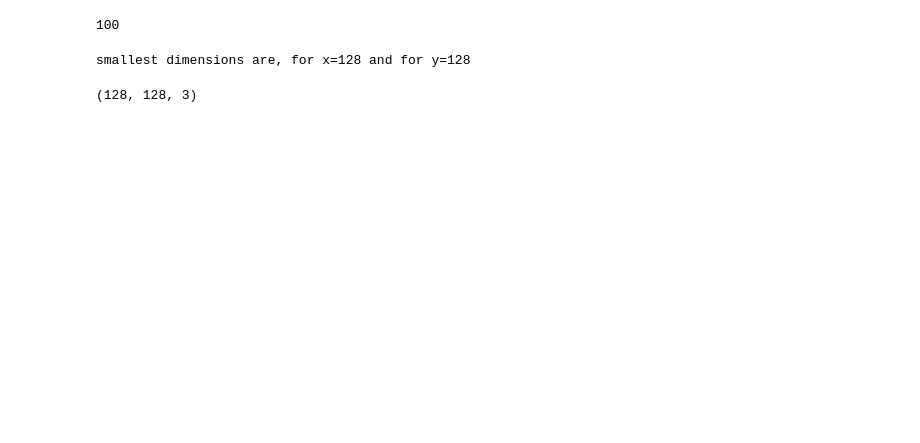
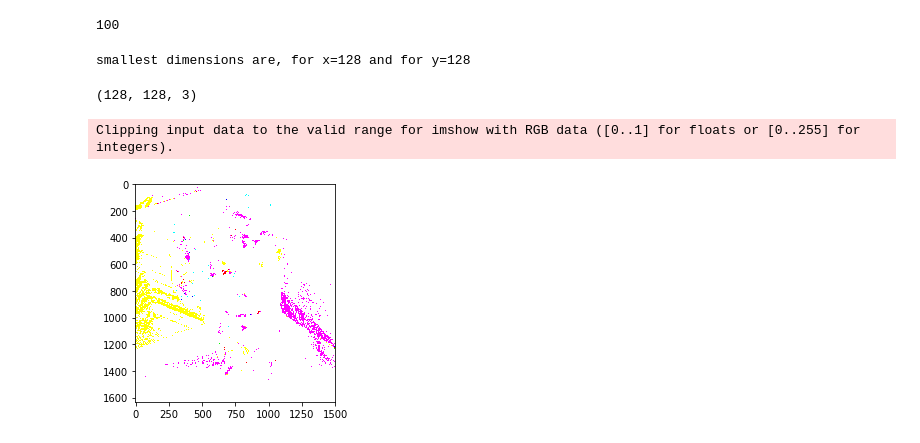
Before and after one commit to dsp-uga/hall-p2, a Jupyter notebook: notebooks/Datapreprocessing.ipynb, the cells around one changed output. Saved outputs shown, nothing was run; the diff lists cells and outputs as text; code cells hidden in the pictures; blank space fills up the shorter version.

```diff
--- a/notebooks/Datapreprocessing.ipynb
+++ b/notebooks/Datapreprocessing.ipynb
@@ -143,0 +133,8 @@ print(dict_videos_resized[train_names[3]][str(int(99))].shape)
+# %%
+#testing a few things
+#https://stackoverflow.com/questions/17291455/how-to-get-an-average-picture-from-100-pictures-using-pil
+imarr=np.array(img,dtype=np.float)
+imgplot = plt.imshow(imarr,cmap="hot")
+# %% [output]
+Clipping input data to the valid range for imshow with RGB data ([0..1] for floats or [0..255] for integers).
+[figure, added]
```
Also changed, not shown: parts of 8 cells of this notebook.
